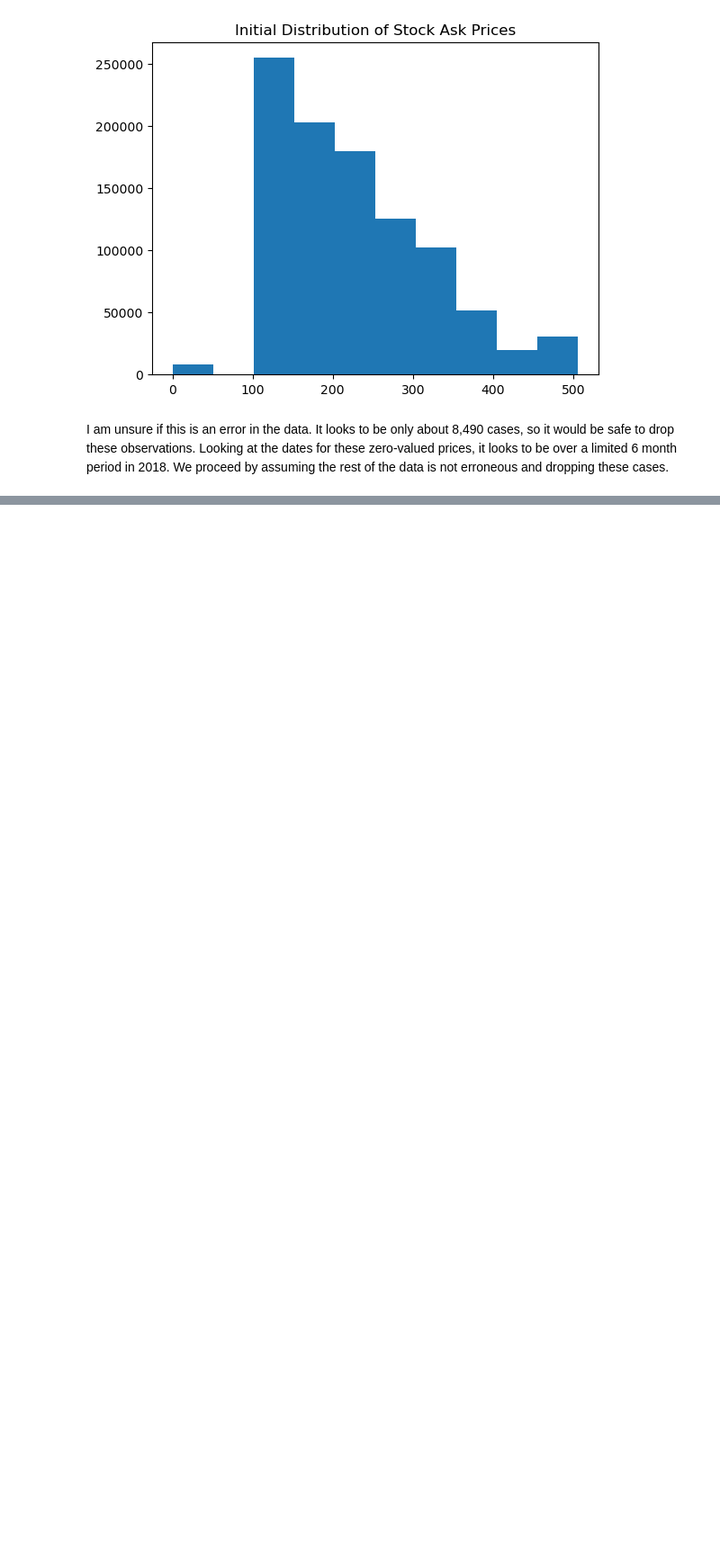
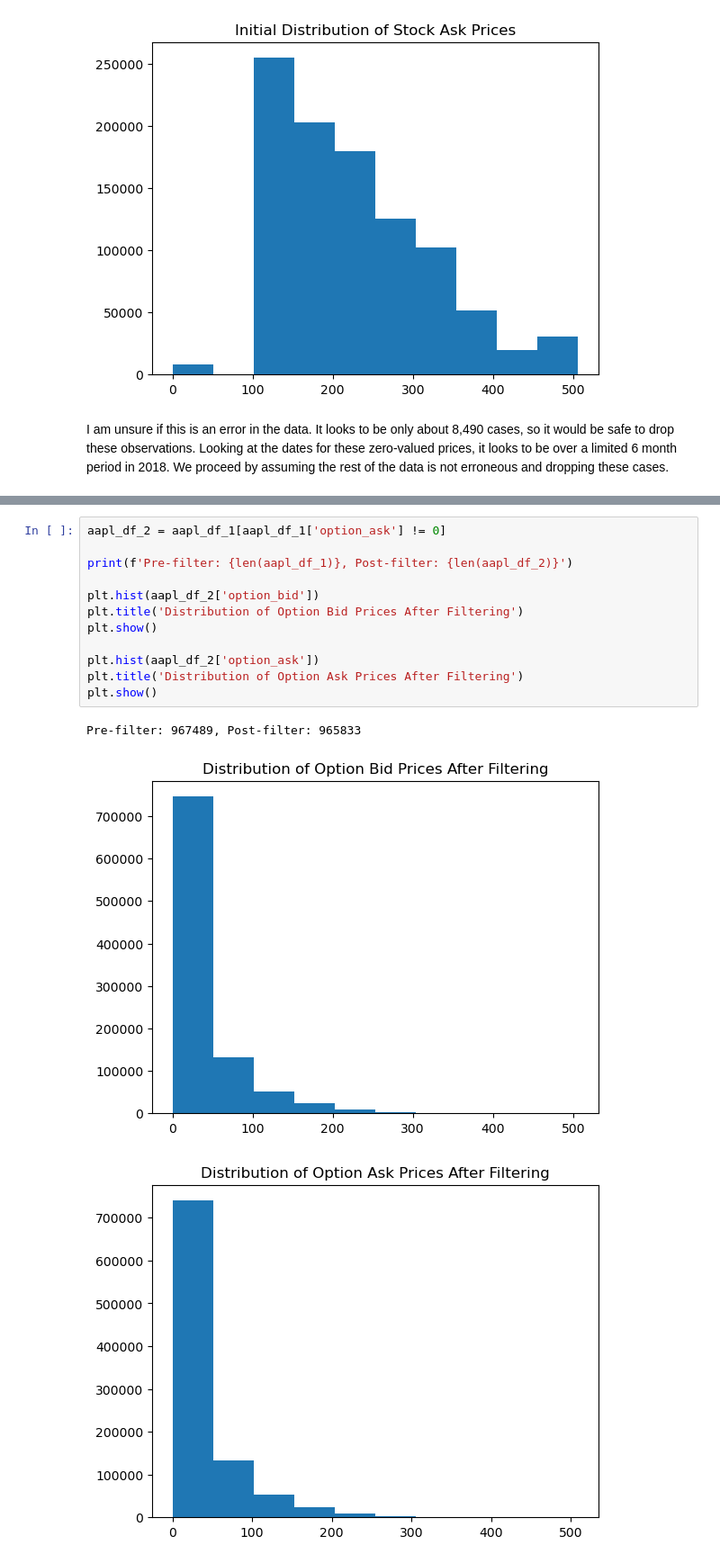
Before and after one commit to jul-ian/ml-derivatives, a Jupyter notebook: notebooks/0_EDA_and_cleaning.ipynb, the cells around one changed output, grey strips where cells are left out. Shown at 90% size. Saved outputs shown, nothing was run; the diff lists cells and outputs as text; blank space fills up the shorter version.

```diff
--- a/notebooks/0_EDA_and_cleaning.ipynb
+++ b/notebooks/0_EDA_and_cleaning.ipynb
@@ -169,0 +186,16 @@ Obs with both zero option bid and ask: 1584
+# %%
+aapl_df_2 = aapl_df_1[aapl_df_1['option_ask'] != 0]
+
+print(f'Pre-filter: {len(aapl_df_1)}, Post-filter: {len(aapl_df_2)}')
+
+plt.hist(aapl_df_2['option_bid'])
+plt.title('Distribution of Option Bid Prices After Filtering')
+plt.show()
+
+plt.hist(aapl_df_2['option_ask'])
+plt.title('Distribution of Option Ask Prices After Filtering')
+plt.show()
+# %% [output]
+Pre-filter: 967489, Post-filter: 965833
+[figure, added]
+[figure, added]
```
Also changed, not shown: parts of 7 cells of this notebook.
